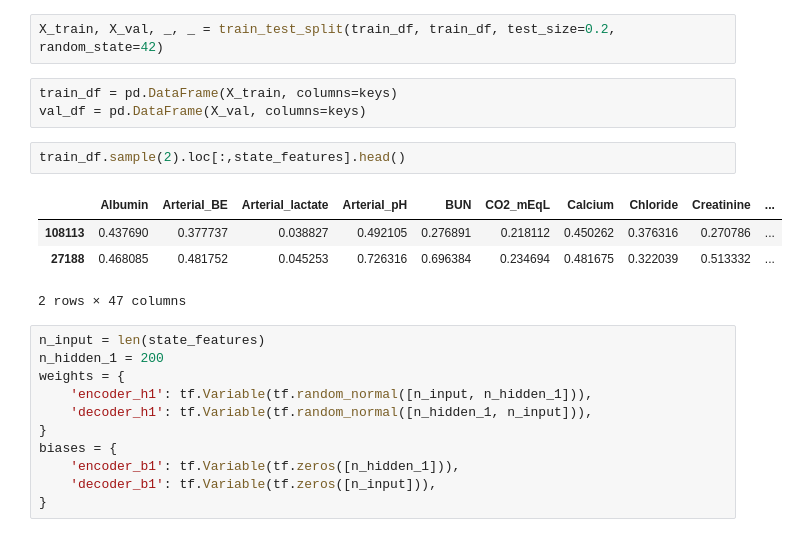
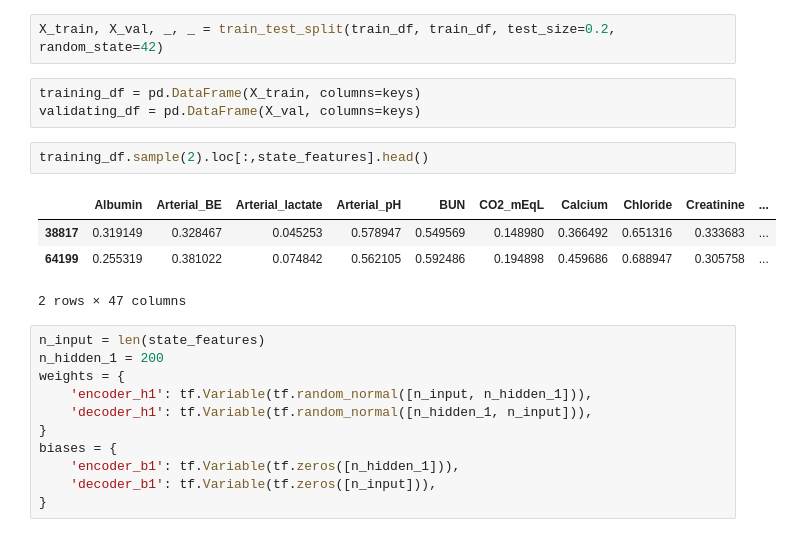
Before and after one commit to wihl/cs282-f17-xuefeng-yi-david, a Jupyter notebook: code/Encoder/SparseAutoencoder.ipynb, the cells around one changed output. Cells and saved outputs as stored; diff of their text form.

```diff
--- a/code/Encoder/SparseAutoencoder.ipynb
+++ b/code/Encoder/SparseAutoencoder.ipynb
@@ -37,14 +51,14 @@ keys = train_df.keys()
 # %%
 X_train, X_val, _, _ = train_test_split(train_df, train_df, test_size=0.2, random_state=42)
 # %%
-train_df = pd.DataFrame(X_train, columns=keys)
-val_df = pd.DataFrame(X_val, columns=keys)
+training_df = pd.DataFrame(X_train, columns=keys)
+validating_df = pd.DataFrame(X_val, columns=keys)
 # %%
-train_df.sample(2).loc[:,state_features].head()
+training_df.sample(2).loc[:,state_features].head()
 # %% [output]
 |  | Albumin | Arterial_BE | Arterial_lactate | Arterial_pH | BUN | CO2_mEqL | Calcium | Chloride | Creatinine | ... |
-| 108113 | 0.437690 | 0.377737 | 0.038827 | 0.492105 | 0.276891 | 0.218112 | 0.450262 | 0.376316 | 0.270786 | ... |
-| 27188 | 0.468085 | 0.481752 | 0.045253 | 0.726316 | 0.696384 | 0.234694 | 0.481675 | 0.322039 | 0.513332 | ... |
+| 38817 | 0.319149 | 0.328467 | 0.045253 | 0.578947 | 0.549569 | 0.148980 | 0.366492 | 0.651316 | 0.333683 | ... |
+| 64199 | 0.255319 | 0.381022 | 0.074842 | 0.562105 | 0.592486 | 0.194898 | 0.459686 | 0.688947 | 0.305758 | ... |
 2 rows × 47 columns
 # %%
 n_input = len(state_features)
```
Also changed, not shown: parts of 7 cells of this notebook, 1 other file.
